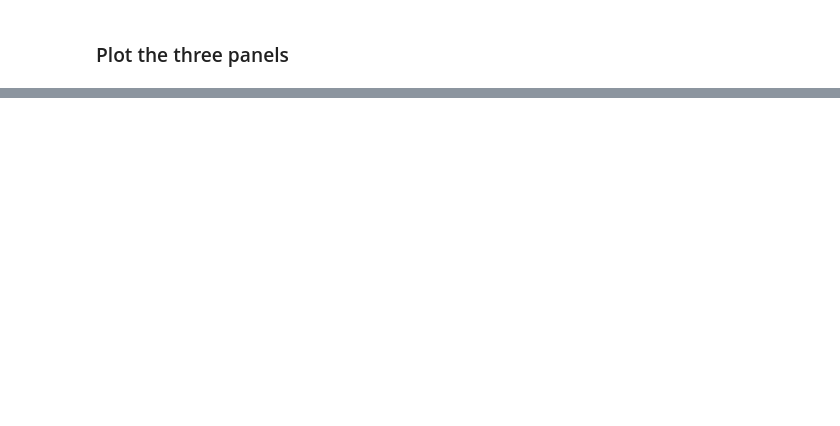
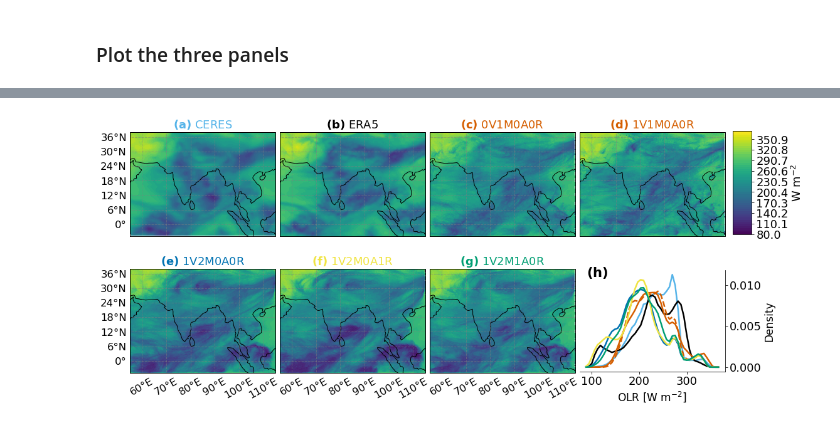
Before and after one commit to sylviasullivan/ice-microp-rad, a Jupyter notebook: Figures_article1.ipynb, the cells around one changed output, grey strips where cells are left out. Saved outputs shown, nothing was run; the diff lists cells and outputs as text; code cells hidden in the pictures; blank space fills up the shorter version.

```diff
--- a/Figures_article1.ipynb
+++ b/Figures_article1.ipynb
@@ -626,0 +491,80 @@ fig.savefig('./output/4-qi-qs-reff-emiss-1.pdf',bbox_inches='tight')
+# %%
+levs = np.linspace(80,375,15)
+titre = [r'$\bf{' + '(a)' + '}$' + ' CERES', r'$\bf{' + '(b)' + '}$' + ' ERA5',
+         r'$\bf{' + '(c)' + '}$' + ' 0V1M0A0R', r'$\bf{' + '(d)' + '}$' + ' 1V1M0A0R',
+         r'$\bf{' + '(e)' + '}$' + ' 1V2M0A0R', r'$\bf{' + '(f)' + '}$' + ' 1V2M0A1R',
+         r'$\bf{' + '(g)' + '}$' + ' 1V2M1A0R']
+key = ['CERES', 'ERA', '0V1M0A0R', '1V1M0A0R', '1V2M0A0R', '1V2M0A1R', '1V2M1A0R']
+lons = [lons_ceres, lons_era5, lons_icon, lons_icon, lons_icon, lons_icon, lons_icon]
+lats = [lats_ceres, lats_era5, lats_icon, lats_icon, lats_icon, lats_icon, lats_icon]
+olr = [olr_ceres, olr_era5, olr_0V1M0A0R, olr_1V1M0A0R, olr_1V2M0A0R, olr_1V2M0A1R, olr_1V2M1A0R]
+# %%
+fs = 18
+fig = plt.figure(figsize=(17, 8))
+cbar_ax = fig.add_axes([0, 0, 0.1, 0.1])
+gs = fig.add_gridspec(4, 4)
+
+c = 0
+for j in np.arange(2):
+    for i in np.arange(4):
+        if j == 1 and i == 3:
+            continue
+        ax = fig.add_subplot(gs[j*2:j*2+2,i], projection=ccrs.PlateCarree())
+        ax.set_title(titre[c], fontsize=fs, color=farbe[key[c]])
+        # Save the final axis on the upper row to add the colorbar
+        if j == 0 and i == 3:
+            joe = ax
+
+        im = ax.contourf(lons[c], lats[c], olr[c], levels=levs, cmap=cm.viridis,\
+                  transform=ccrs.PlateCarree())
+        gl = ax.gridlines(crs=ccrs.PlateCarree(), draw_labels=True,
+                linewidth=1, color='gray', alpha=0.5, linestyle='--')
+        gl.xlabels_top = False
+        gl.ylabels_right = False
+        if i != 0:
+            gl.ylabels_left = False
+        if j == 0:
+            gl.xlabels_bottom = False
+        gl.xformatter = LONGITUDE_FORMATTER
+        gl.yformatter = LATITUDE_FORMATTER
+        gl.rotate_labels=True
+        gl.xlabel_style = {'size': fs-1.5,'rotation': 30}
+        gl.ylabel_style = {'size': fs-1.5}
+
+        ax.set_extent([55, 115, -5, 38],crs=ccrs.PlateCarree())
+        im.set_clim([80, 375])
+        ax.coastlines()
+        c += 1
+
+fig.canvas.mpl_connect('resize_event', resize_colorbar)
+cb = plt.colorbar(im, label=r'W m$^{-2}$', cax=cbar_ax)
+cb.set_label(label=r'W m$^{-2}$', fontsize=fs)
+resize_colorbar(None)
+
+ax = fig.add_subplot(gs[2:,3])
+levs = np.linspace(80, 375, 50)
+h = np.zeros((7, len(levs)-1))
+for i, o in enumerate(olr):
+    h[i], b = np.histogram(o, bins=levs, density=True)
+    ax.plot(moving_average((levs[1:] + levs[:-1])/2,3), moving_average(h[i],3), linestyle=stil[key[i][:2]],
+            linewidth=2.5, color=farbe[key[i]])
+
+sexy_axes(ax, fs-2)
+ax.set_xlabel(r'OLR [W m$^{-2}$]', fontsize=fs-1)
+ax.yaxis.set_label_position("right")
+ax.yaxis.tick_right()
+ax.spines['left'].set_color('none')
+ax.spines['right'].set_color('k')
+ax.tick_params('both', labelsize=fs, rotation=0)
+ax.set_ylabel('Density', fontsize=fs-1)
+#ax.xaxis.set_label_coords(0.75, -0.23)
+ax.text(0.05,0.93,r'$\bf{' + '(h)' + '}$', fontsize=fs+3, weight='bold', transform=ax.transAxes)
+
+# This little diddy adjusts the aspect ratio in display coordinates.
+xleft, xright = ax.get_xlim()
+ybottom, ytop = ax.get_ylim()
+ax.set_aspect(abs((xright-xleft)/(ybottom-ytop))*0.7)
+gs.update(wspace=0.03, hspace=0.01)
+#fig.savefig('./output/olr-comparison.png',bbox_inches='tight')
+# %% [output]
+[figure, added]
```
Also changed, not shown: parts of 40 cells of this notebook, 8 other files.
